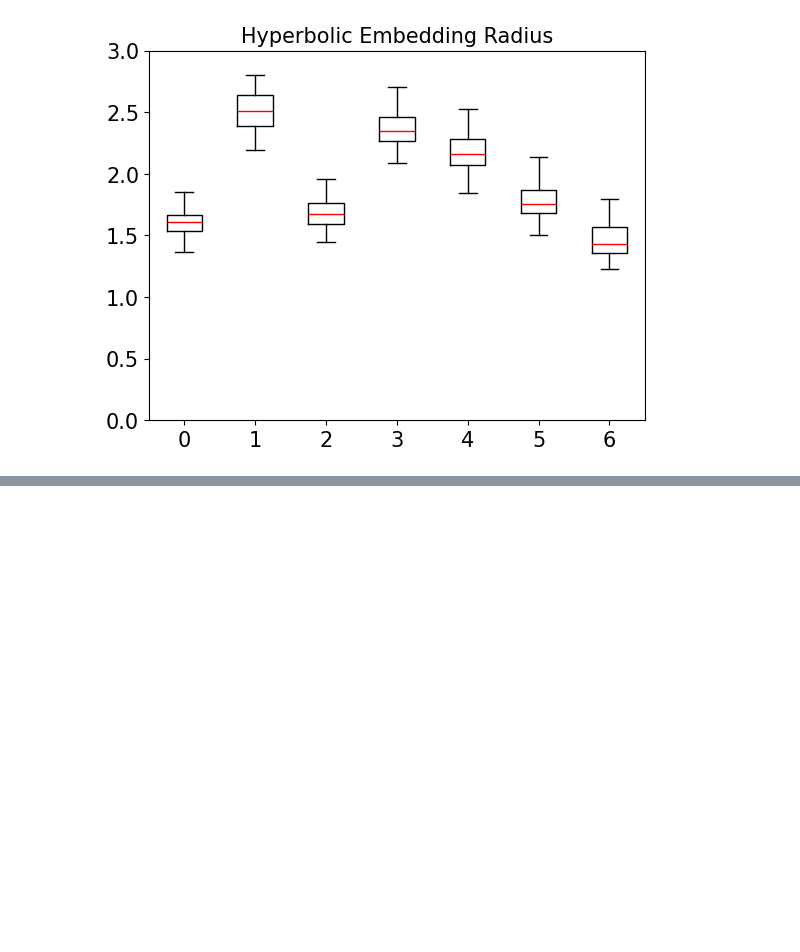
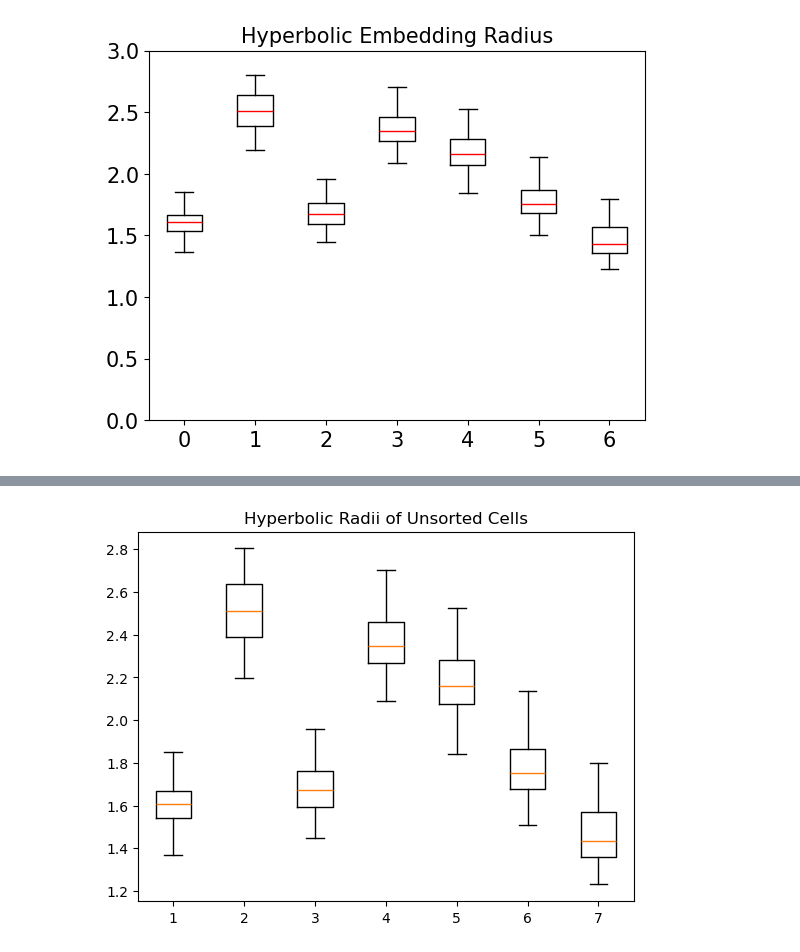
Before and after one commit to iulia-rusu/hyperbolic_sensory_stim, a Jupyter notebook: HMDS-example/radii_graphs.ipynb, the cells around one changed output, grey strips where cells are left out. Cells and saved outputs as stored; diff of their text form; code cells hidden in the pictures; blank space fills up the shorter version.

```diff
--- a/HMDS-example/radii_graphs.ipynb
+++ b/HMDS-example/radii_graphs.ipynb
@@ -52,0 +51,8 @@ plt.show()
+# %%
+#extract data from boxplot, see if median trends with activity ratio
+boxplot_elements = plt.boxplot(data)
+plt.title("Hyperbolic Radii of Unsorted Cells")
+medians = boxplot_elements['medians']
+median_values = [median.get_ydata()[0] for median in medians]
+# %% [output]
+[figure, added]
```
Also changed, not shown: parts of 19 cells of this notebook, 6 other files.
